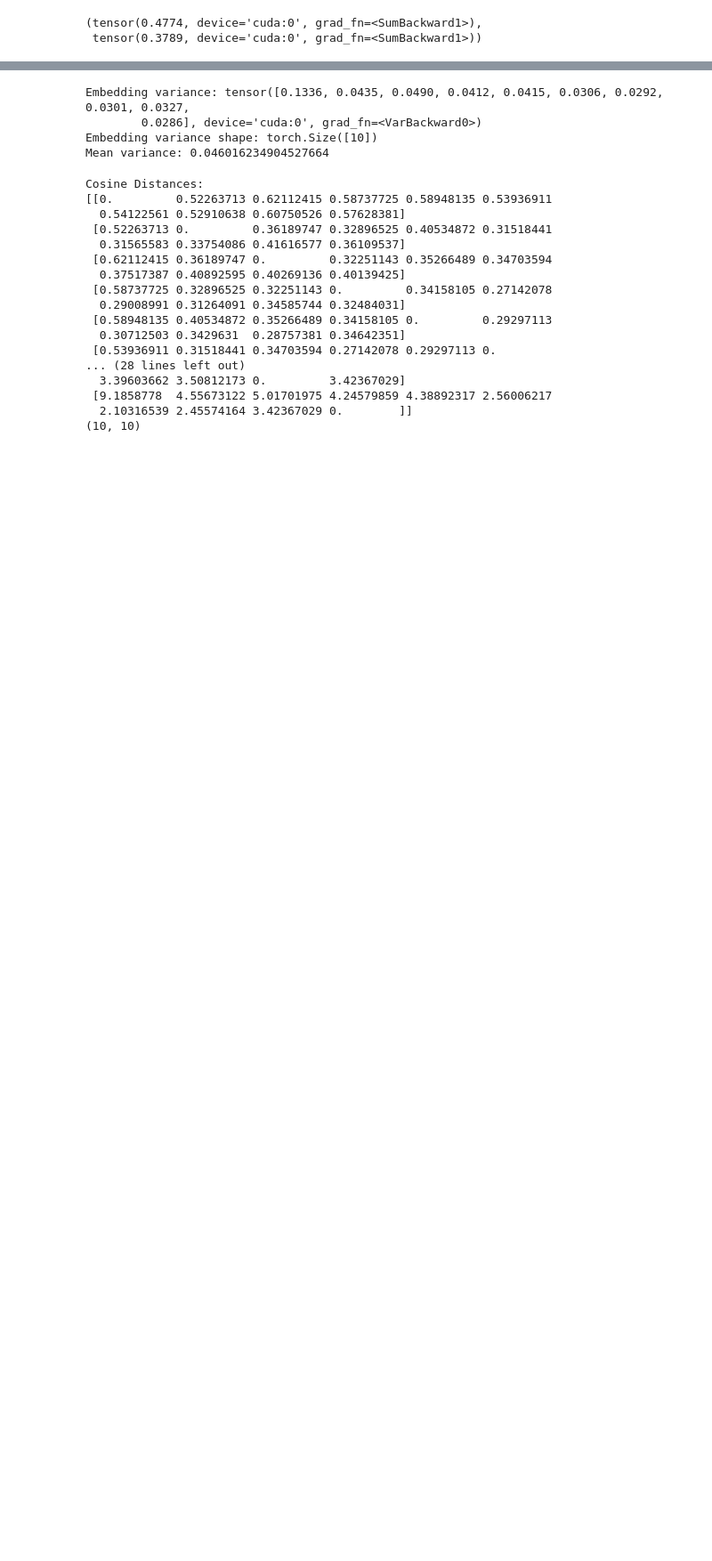
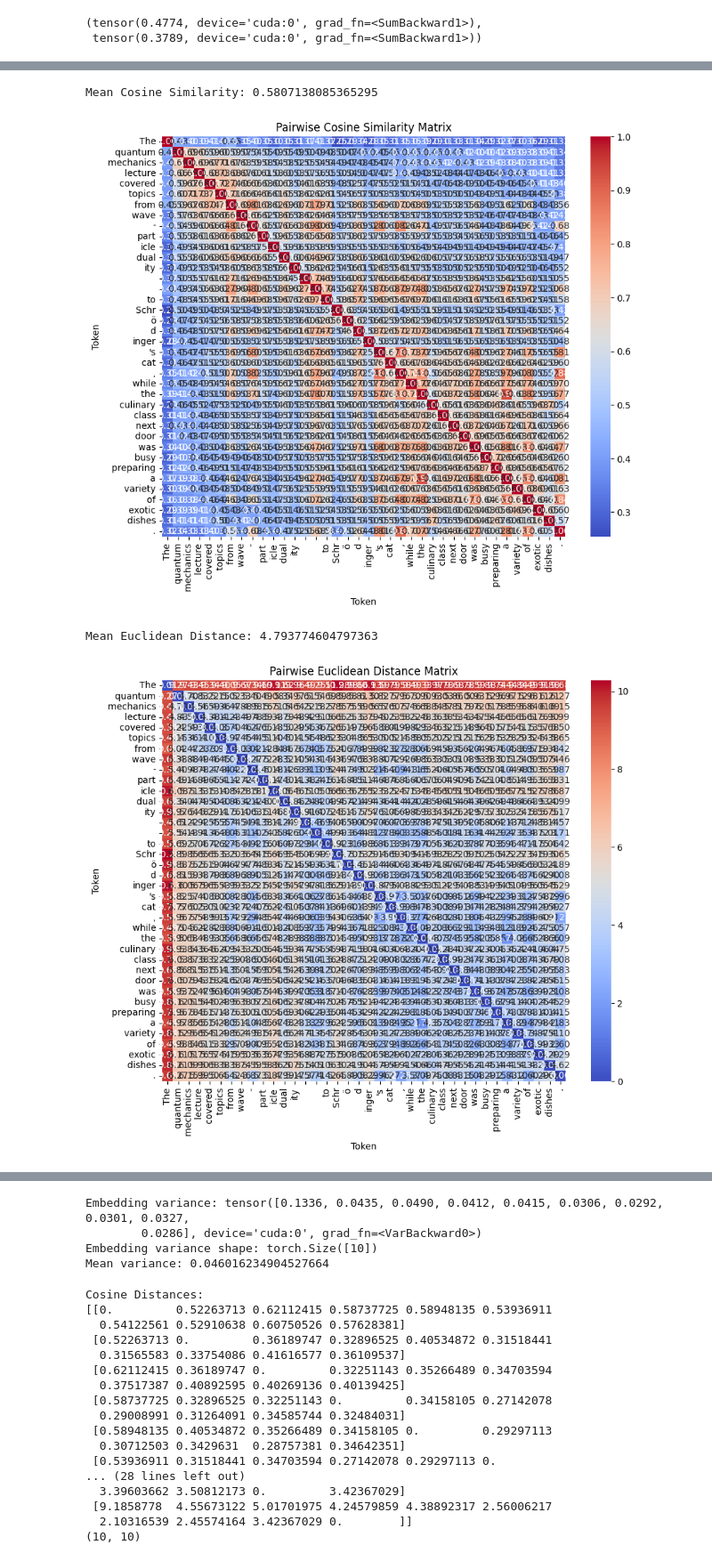
Before and after one commit to gitary/feature_circuit_ari, a Jupyter notebook: experiments/semantic_dispersion.ipynb, the cells around one changed output, grey strips where cells are left out. Shown at 89% size. Drawn from its saved outputs; the diff is of its cells as text; code cells hidden in the pictures; blank space fills up the shorter version.

```diff
--- a/experiments/semantic_dispersion.ipynb
+++ b/experiments/semantic_dispersion.ipynb
@@ -202,0 +320,8 @@ cosine_sim_0_1, cosine_sim_0_2
+# %%
+analysis_high = EmbeddingAnalysis(llm, high_variance_text)
+analysis_high.analyze()
+# %% [output]
+Mean Cosine Similarity: 0.5807138085365295
+[figure, added]
+Mean Euclidean Distance: 4.793774604797363
+[figure, added]
```
Also changed, not shown: parts of 14 cells of this notebook.
